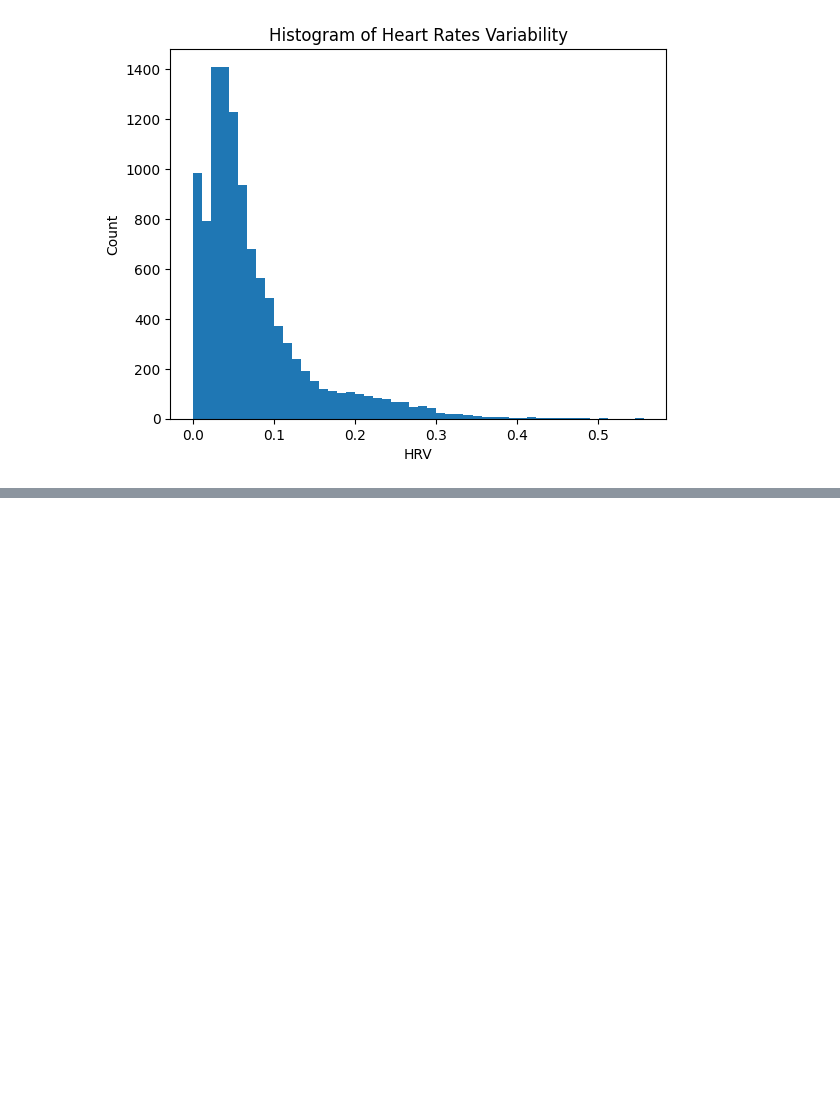
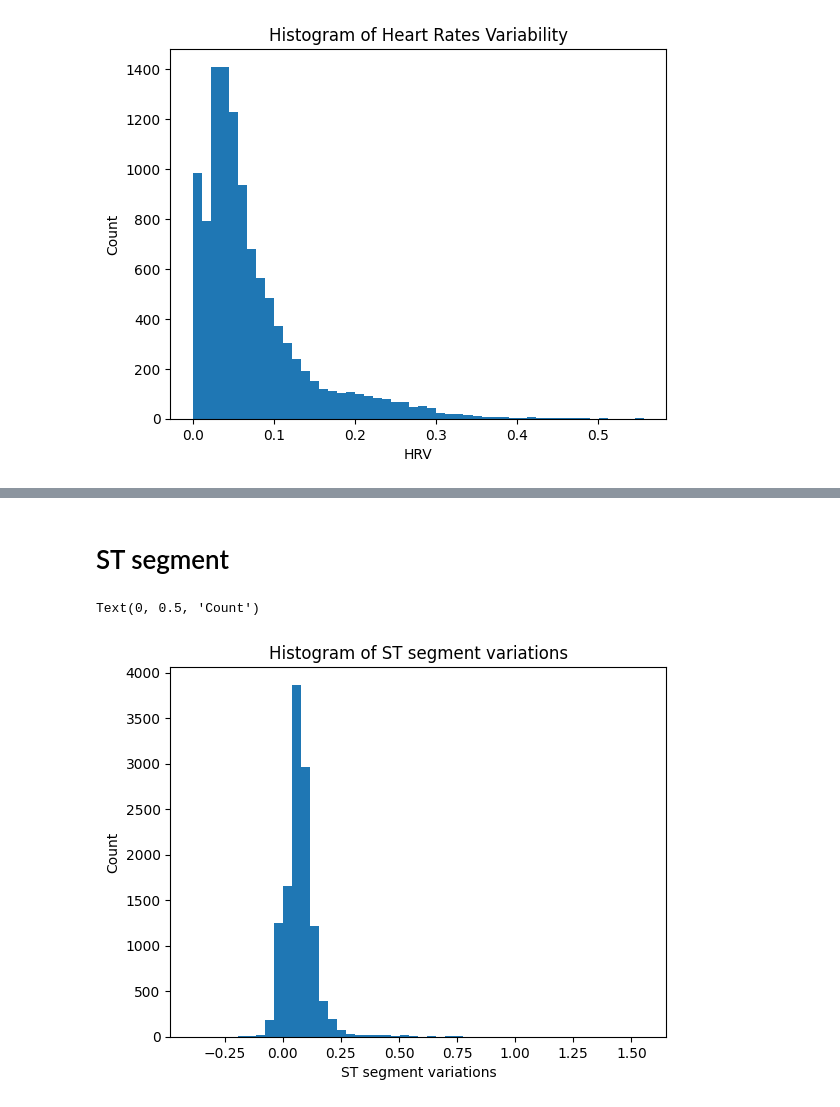
Before and after one commit to hjalalin/ecg-bp-estimation, a Jupyter notebook: 1_ECG_featueres.ipynb, the cells around one changed output, grey strips where cells are left out. Cells and saved outputs as stored; diff of their text form; code cells hidden in the pictures; blank space fills up the shorter version.

```diff
--- a/1_ECG_featueres.ipynb
+++ b/1_ECG_featueres.ipynb
@@ -151,0 +181,10 @@ Text(0, 0.5, 'Count')
+# %% [markdown]
+#  ST segment
+# %%
+plt.hist(ecg_features_df['st_segment'], bins= 50)
+plt.title('Histogram of ST segment variations')
+plt.xlabel('ST segment variations')
+plt.ylabel('Count')
+# %% [output]
+Text(0, 0.5, 'Count')
+[figure, added]
```
Also changed, not shown: parts of 8 cells of this notebook.
